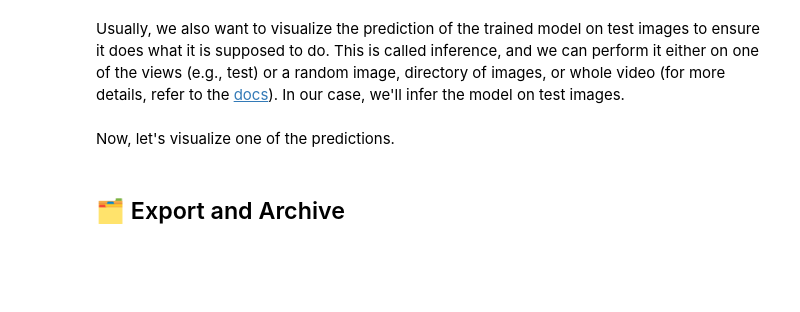
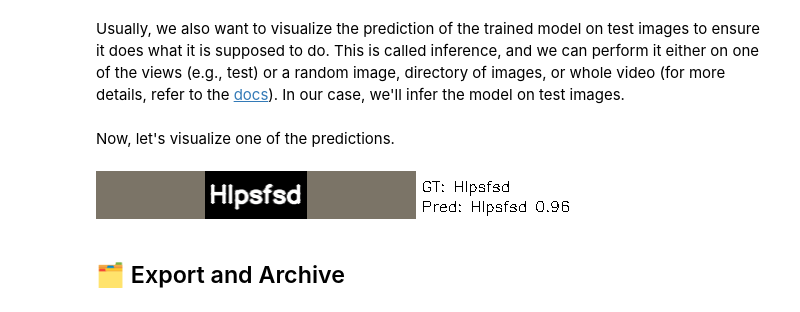
Before and after one commit to luxonis/ai-tutorials, a Jupyter notebook: training/train_ocr_tutorial.ipynb, the cells around one changed output. Saved outputs shown, nothing was run; the diff lists cells and outputs as text; code cells hidden in the pictures; blank space fills up the shorter version.

```diff
--- a/training/train_ocr_tutorial.ipynb
+++ b/training/train_ocr_tutorial.ipynb
@@ -227,7 +269,9 @@ ocr_model.infer(weights=weights, save_dir="infer_results_ocr", view="test")
 Now, let's visualize one of the predictions.
 # %%
 from IPython.display import Image
-Image(filename='infer_results_ocr/OCRRecognitionHead_OCRVisualizer_0.png')
+Image(filename='infer_results_ocr/OCRCTCHead_OCRVisualizer_0.png')
+# %% [output]
+[figure, added]
 # %% [markdown]
 <a name ="export-and-archive"></a>
 
```
Also changed, not shown: parts of 5 cells of this notebook.
